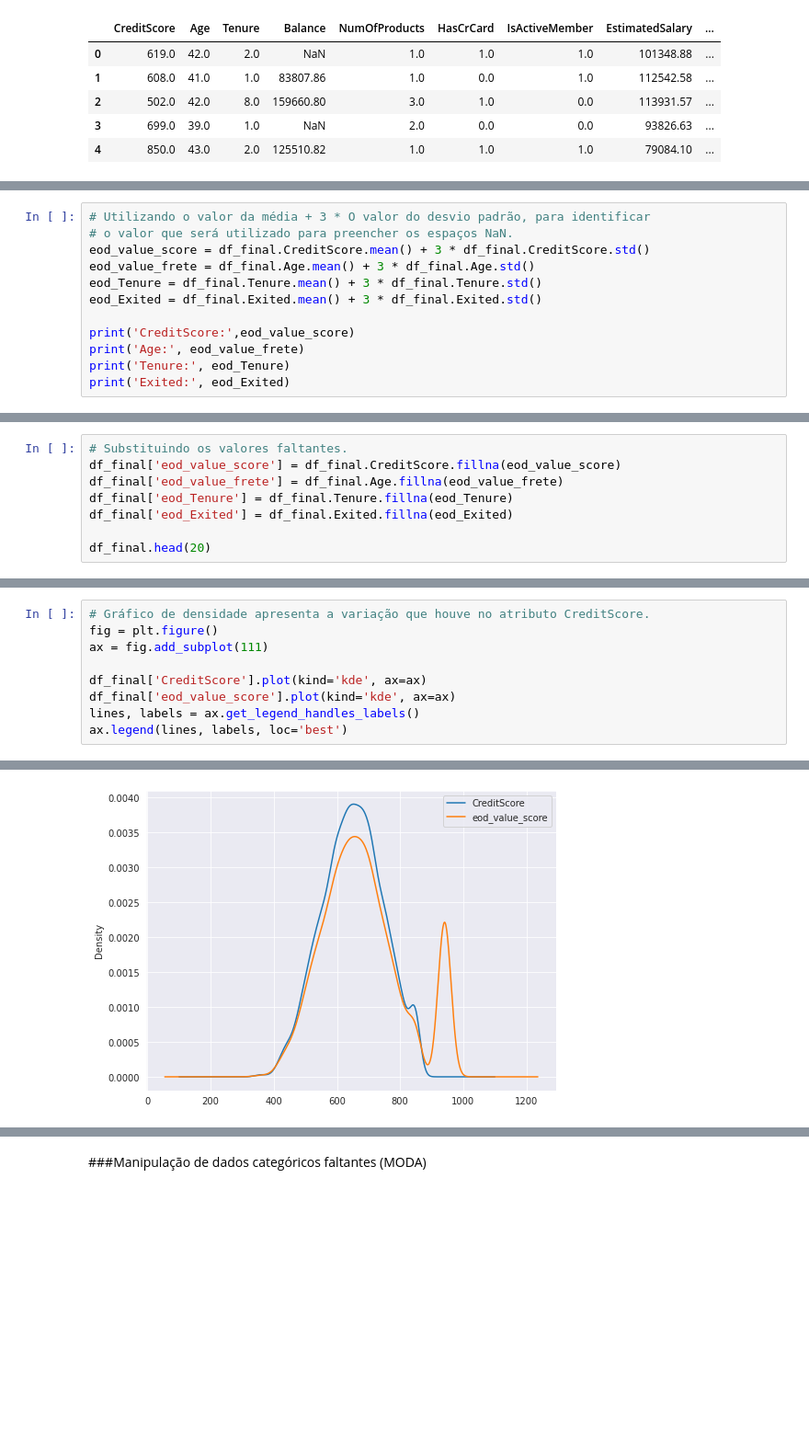
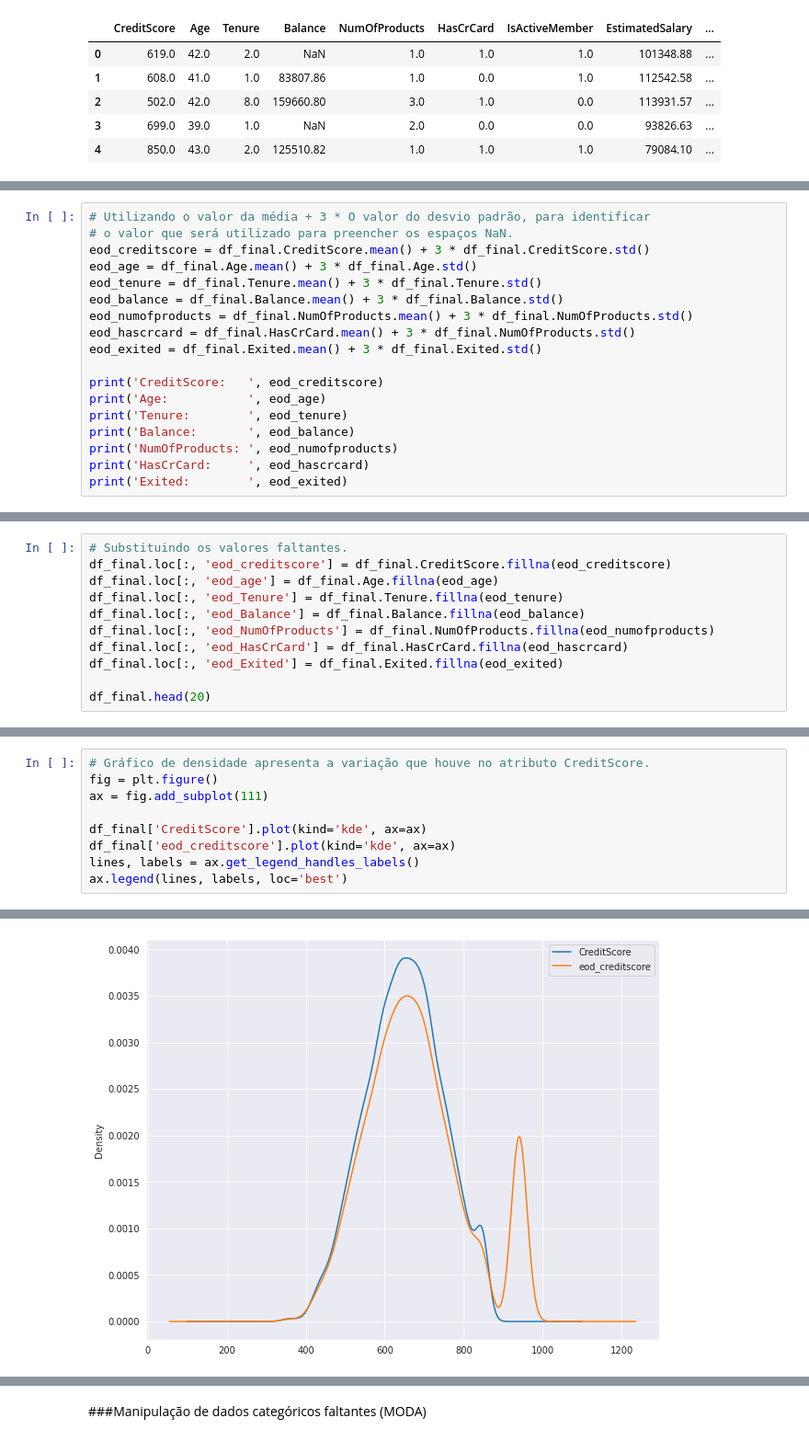
Before and after one commit to Storkluc/Python, a Jupyter notebook: Trabalho_final_parte_02.ipynb, the cells around one changed output, grey strips where cells are left out. Shown at 92% size. Cells and saved outputs as stored; diff of their text form; blank space fills up the shorter version.

```diff
--- a/Trabalho_final_parte_02.ipynb
+++ b/Trabalho_final_parte_02.ipynb
@@ -378,13 +395,19 @@ df_final.Exited.hist(bins=2)
 # %%
 # Utilizando o valor da média + 3 * O valor do desvio padrão, para identificar
 # o valor que será utilizado para preencher os espaços NaN.
-eod_value_score = df_final.CreditScore.mean() + 3 * df_final.CreditScore.std()
-eod_value_frete = df_final.Age.mean() + 3 * df_final.Age.std()
-eod_Tenure = df_final.Tenure.mean() + 3 * df_final.Tenure.std()
-eod_Exited = df_final.Exited.mean() + 3 * df_final.Exited.std()
+eod_creditscore = df_final.CreditScore.mean() + 3 * df_final.CreditScore.std()
+eod_age = df_final.Age.mean() + 3 * df_final.Age.std()
+eod_tenure = df_final.Tenure.mean() + 3 * df_final.Tenure.std()
+eod_balance = df_final.Balance.mean() + 3 * df_final.Balance.std()
+eod_numofproducts = df_final.NumOfProducts.mean() + 3 * df_final.NumOfProducts.std()
+eod_hascrcard = df_final.HasCrCard.mean() + 3 * df_final.NumOfProducts.std()
+eod_exited = df_final.Exited.mean() + 3 * df_final.Exited.std()
 
-print('CreditScore:',eod_value_score)
-print('Age:', eod_value_frete)
-print('Tenure:', eod_Tenure)
-print('Exited:', eod_Exited)
+print('CreditScore:   ', eod_creditscore)
+print('Age:           ', eod_age)
+print('Tenure:        ', eod_tenure)
+print('Balance:       ', eod_balance)
+print('NumOfProducts: ', eod_numofproducts)
+print('HasCrCard:     ', eod_hascrcard)
+print('Exited:        ', eod_exited)
 # %% [output]
@@ -395,9 +421,12 @@ Exited: 1.4107668798169761
 # %%
 # Substituindo os valores faltantes.
-df_final['eod_value_score'] = df_final.CreditScore.fillna(eod_value_score)
-df_final['eod_value_frete'] = df_final.Age.fillna(eod_value_frete)
-df_final['eod_Tenure'] = df_final.Tenure.fillna(eod_Tenure)
-df_final['eod_Exited'] = df_final.Exited.fillna(eod_Exited)
+df_final.loc[:, 'eod_creditscore'] = df_final.CreditScore.fillna(eod_creditscore)
+df_final.loc[:, 'eod_age'] = df_final.Age.fillna(eod_age)
+df_final.loc[:, 'eod_Tenure'] = df_final.Tenure.fillna(eod_tenure)
+df_final.loc[:, 'eod_Balance'] = df_final.Balance.fillna(eod_balance)
+df_final.loc[:, 'eod_NumOfProducts'] = df_final.NumOfProducts.fillna(eod_numofproducts)
+df_final.loc[:, 'eod_HasCrCard'] = df_final.HasCrCard.fillna(eod_hascrcard)
+df_final.loc[:, 'eod_Exited'] = df_final.Exited.fillna(eod_exited)
 
 df_final.head(20)
 # %% [output]
@@ -441,15 +450,15 @@ See the caveats in the documentation: https://pandas.pydata.org/pandas-docs/stab
 # %%
 # Gráfico de densidade apresenta a variação que houve no atributo CreditScore.
 fig = plt.figure()
 ax = fig.add_subplot(111)
 
 df_final['CreditScore'].plot(kind='kde', ax=ax)
-df_final['eod_value_score'].plot(kind='kde', ax=ax)
+df_final['eod_creditscore'].plot(kind='kde', ax=ax)
 lines, labels = ax.get_legend_handles_labels()
 ax.legend(lines, labels, loc='best')
 # %% [output]
 <matplotlib.legend.Legend at 0x...>
-[figure, old version]
+[figure, new version]
 # %%
 # Gráfico de densidade apresenta a variação que houve no atributo Age.
 fig = plt.figure()
```
Also changed, not shown: parts of 69 cells of this notebook.
